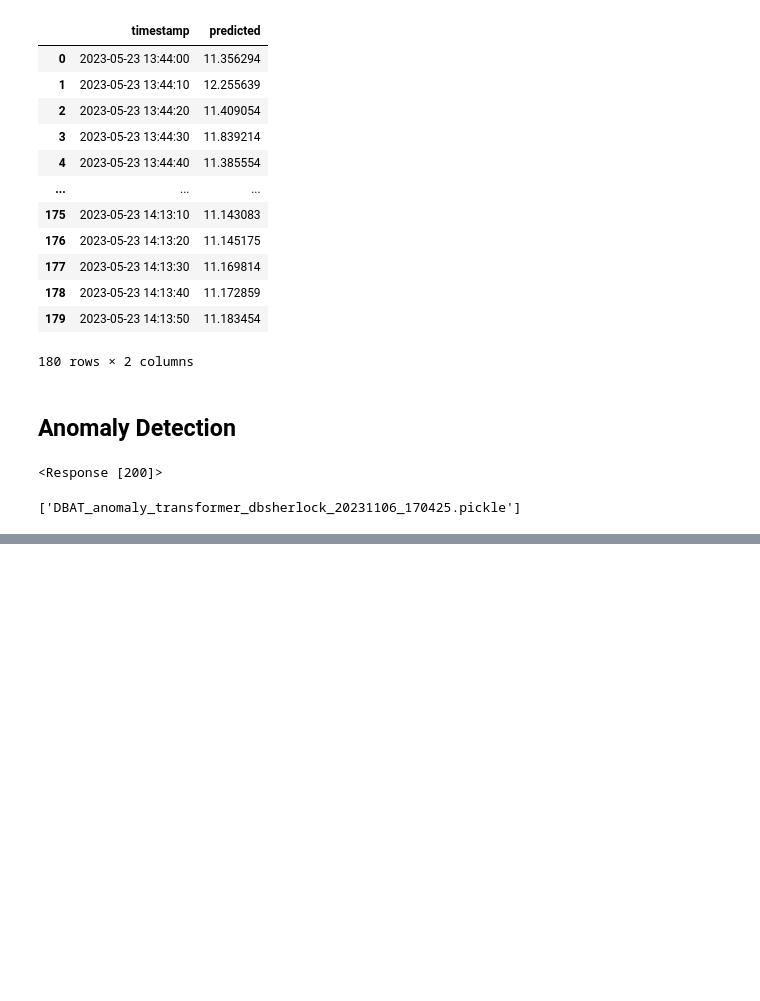
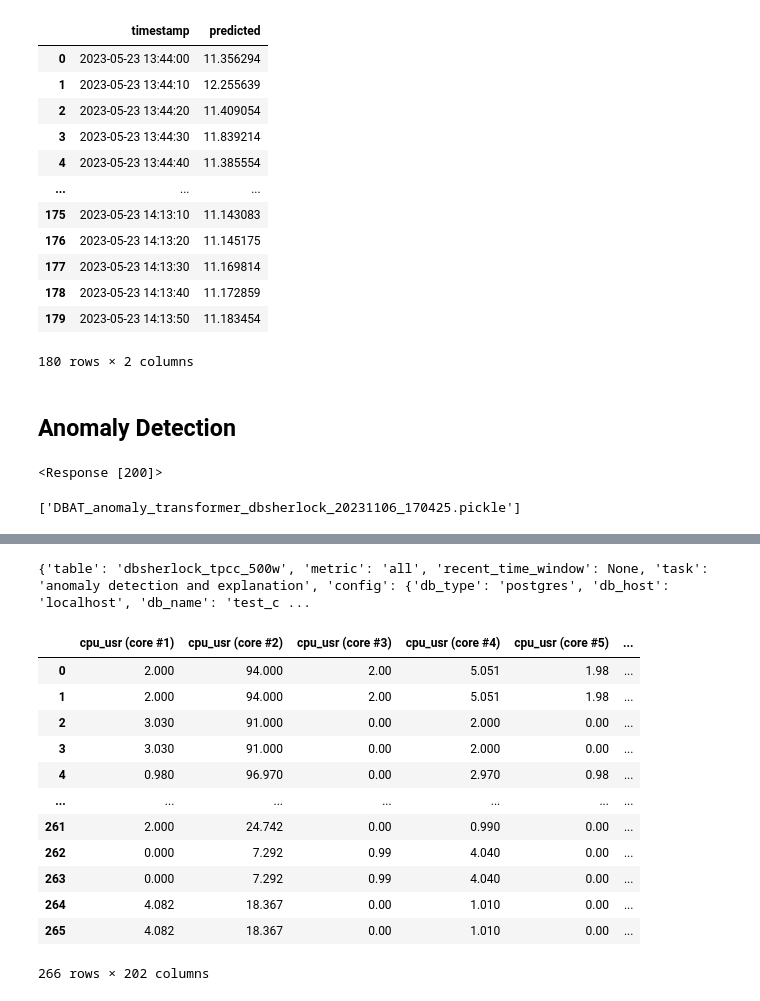
Before and after one commit to allene-ha/EDA_Framework, a Jupyter notebook: client/tutorial.ipynb, the cells around one changed output, grey strips where cells are left out. Cells and saved outputs as stored; diff of their text form; code cells hidden in the pictures; blank space fills up the shorter version.

```diff
--- a/client/tutorial.ipynb
+++ b/client/tutorial.ipynb
@@ -164,0 +187,21 @@ anom_score
+# %%
+data = query_performance_data(config, table='dbsherlock_tpcc_500w', task='anomaly detection and explanation', start_time = "-infinity", end_time = "infinity")
+# %% [output]
+{'table': 'dbsherlock_tpcc_500w', 'metric': 'all', 'recent_time_window': None, 'task': 'anomaly detection and explanation', 'config': {'db_type': 'postgres', 'db_host': 'localhost', 'db_name': 'test_c ...
+# %%
+df = pd.DataFrame(data['metric'])
+df
+# %% [output]
+|  | cpu_usr (core #1) | cpu_usr (core #2) | cpu_usr (core #3) | cpu_usr (core #4) | cpu_usr (core #5) | ... |
+| 0 | 2.000 | 94.000 | 2.00 | 5.051 | 1.98 | ... |
+| 1 | 2.000 | 94.000 | 2.00 | 5.051 | 1.98 | ... |
+| 2 | 3.030 | 91.000 | 0.00 | 2.000 | 0.00 | ... |
+| 3 | 3.030 | 91.000 | 0.00 | 2.000 | 0.00 | ... |
+| 4 | 0.980 | 96.970 | 0.00 | 2.970 | 0.98 | ... |
+| ... | ... | ... | ... | ... | ... | ... |
+| 261 | 2.000 | 24.742 | 0.00 | 0.990 | 0.00 | ... |
+| 262 | 0.000 | 7.292 | 0.99 | 4.040 | 0.00 | ... |
+| 263 | 0.000 | 7.292 | 0.99 | 4.040 | 0.00 | ... |
+| 264 | 4.082 | 18.367 | 0.00 | 1.010 | 0.00 | ... |
+| 265 | 4.082 | 18.367 | 0.00 | 1.010 | 0.00 | ... |
+266 rows × 202 columns
```
Also changed, not shown: parts of 9 cells of this notebook, 6 other files.
